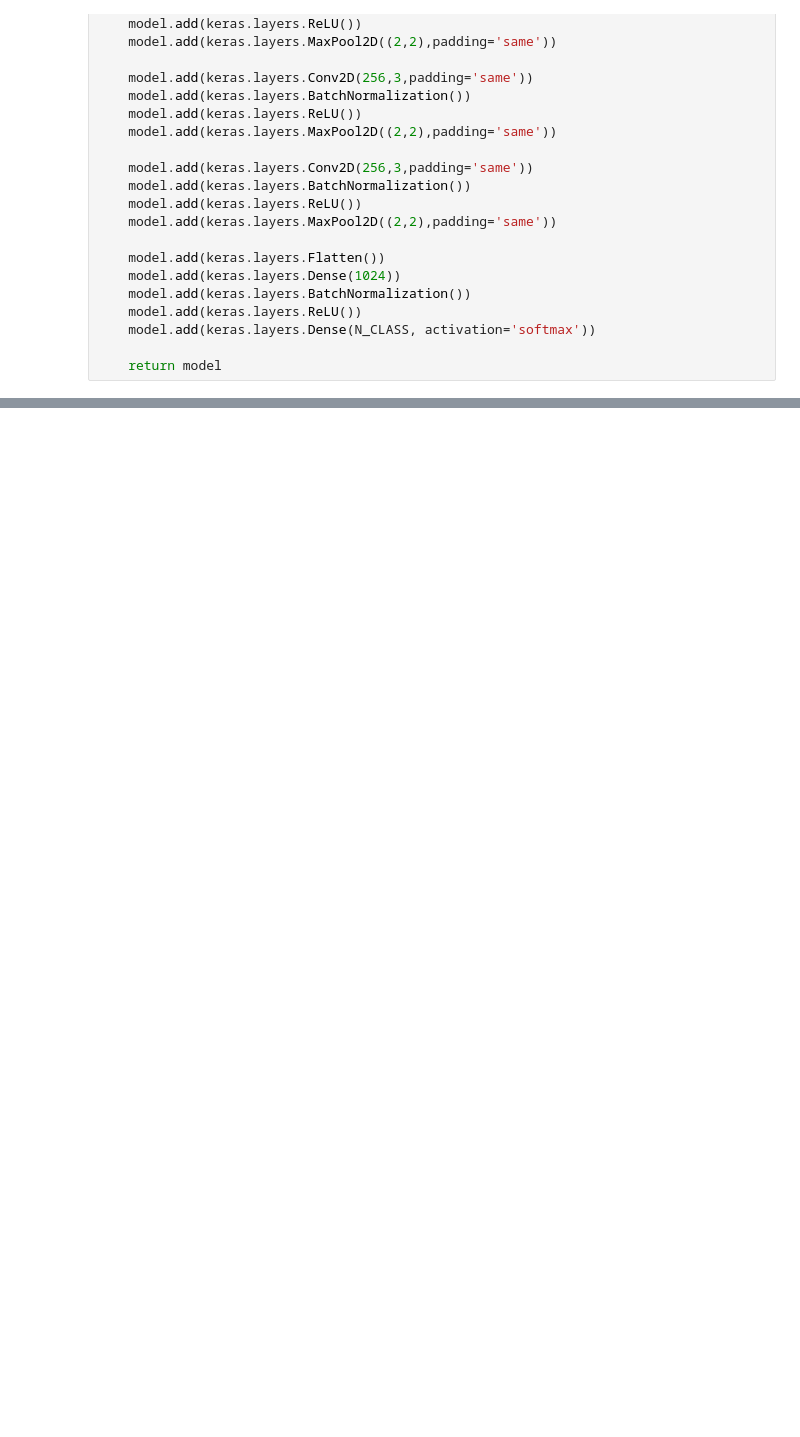
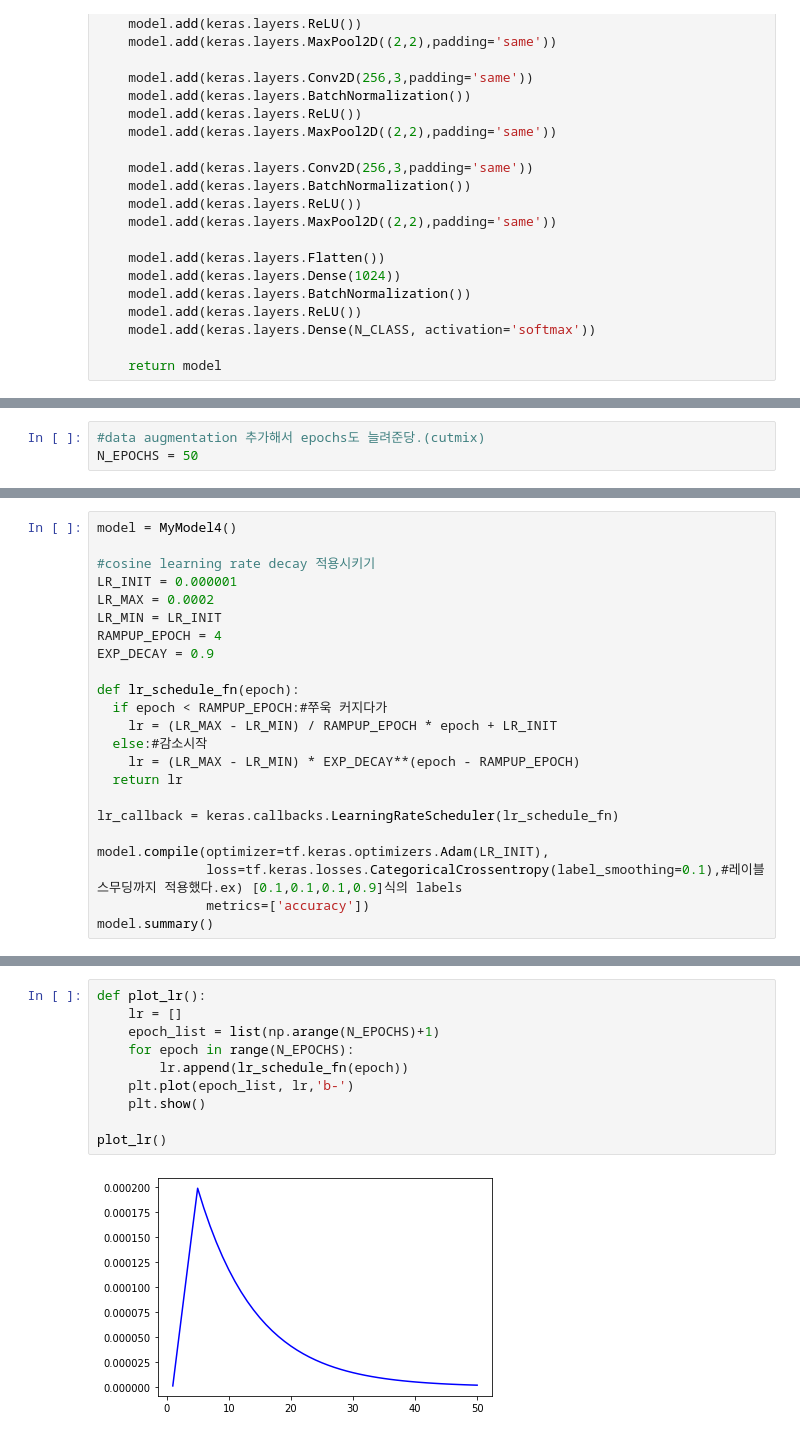
Before and after one commit to joonkeekim/Oxford_IIIT_Pet, a Jupyter notebook: Oxford-IIIT Pet Classification.ipynb, the cells around one changed output, grey strips where cells are left out. Drawn from its saved outputs; the diff is of its cells as text; blank space fills up the shorter version.

```diff
--- a/Oxford-IIIT Pet Classification.ipynb
+++ b/Oxford-IIIT Pet Classification.ipynb
@@ -622,0 +716,3 @@ Epoch 20/20
+# %%
+#data augmentation 추가해서 epochs도 늘려준당.(cutmix)
+N_EPOCHS = 50
@@ -622,0 +825,23 @@ Epoch 20/20
+# %%
+model = MyModel4()
+
+#cosine learning rate decay 적용시키기
+LR_INIT = 0.000001
+LR_MAX = 0.0002
+LR_MIN = LR_INIT
+RAMPUP_EPOCH = 4
+EXP_DECAY = 0.9
+
+def lr_schedule_fn(epoch):
+  if epoch < RAMPUP_EPOCH:#쭈욱 커지다가
+    lr = (LR_MAX - LR_MIN) / RAMPUP_EPOCH * epoch + LR_INIT
+  else:#감소시작
+    lr = (LR_MAX - LR_MIN) * EXP_DECAY**(epoch - RAMPUP_EPOCH)
+  return lr
+
+lr_callback = keras.callbacks.LearningRateScheduler(lr_schedule_fn)
+
+model.compile(optimizer=tf.keras.optimizers.Adam(LR_INIT),
+              loss=tf.keras.losses.CategoricalCrossentropy(label_smoothing=0.1),#레이블 스무딩까지 적용했다.ex) [0.1,0.1,0.1,0.9]식의 labels
+              metrics=['accuracy'])
+model.summary()
@@ -622,0 +869,12 @@ Epoch 20/20
+# %%
+def plot_lr():
+    lr = []
+    epoch_list = list(np.arange(N_EPOCHS)+1)
+    for epoch in range(N_EPOCHS):
+        lr.append(lr_schedule_fn(epoch))
+    plt.plot(epoch_list, lr,'b-')
+    plt.show()
+
+plot_lr()
+# %% [output]
+[figure, added]
```
Also changed, not shown: parts of 43 cells of this notebook.
